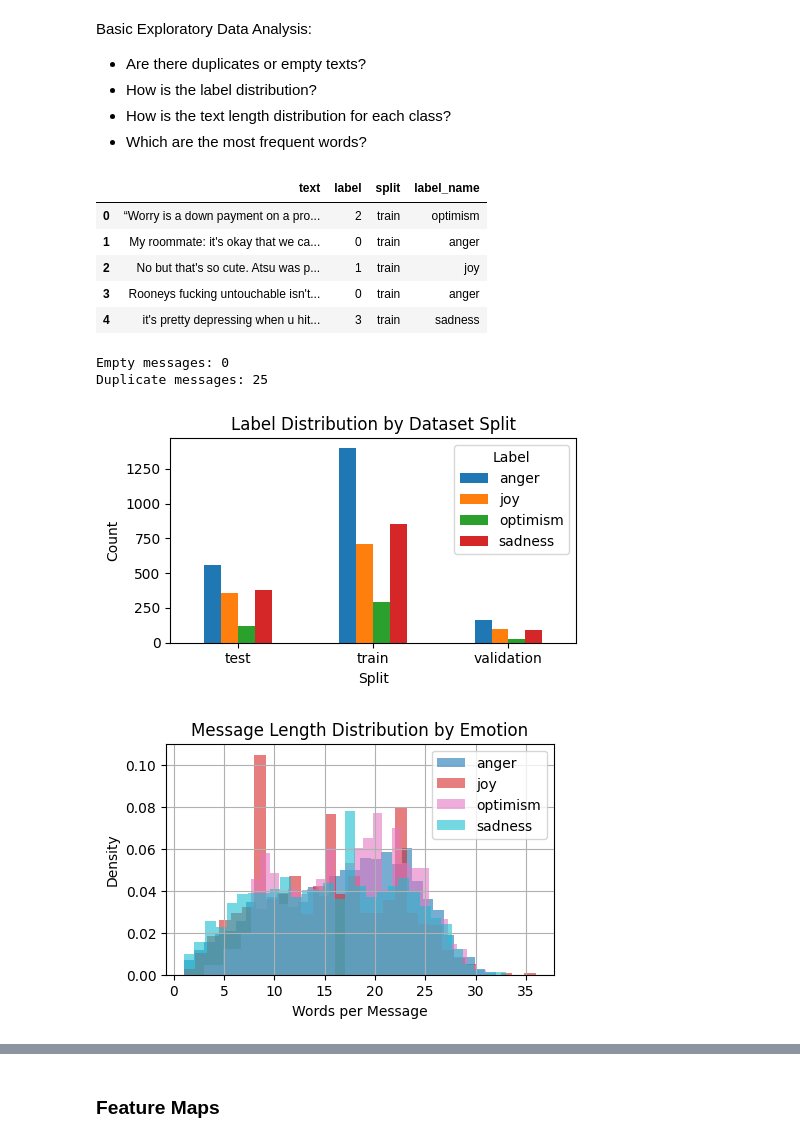
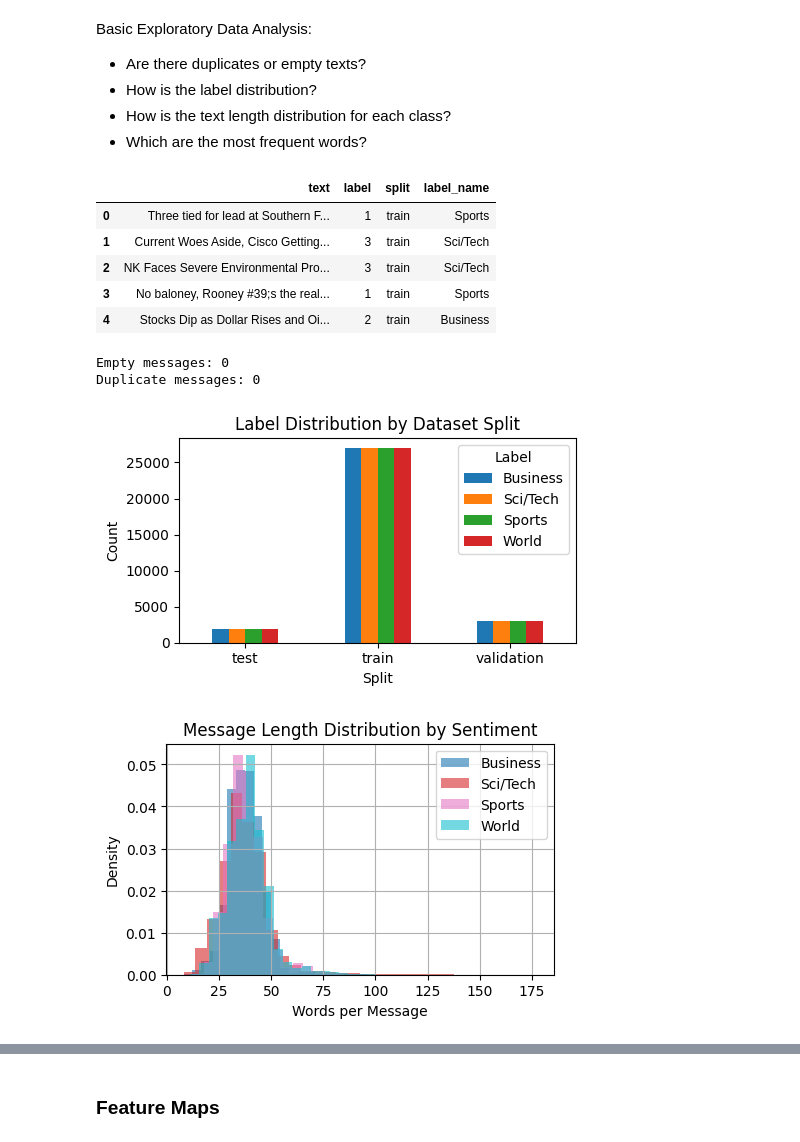
Before and after one commit to mxagar/llm_peft_fine_tuning_example, a Jupyter notebook: llm_peft.ipynb, the cells around one changed output, grey strips where cells are left out. Saved outputs shown, nothing was run; the diff lists cells and outputs as text; code cells hidden in the pictures.

```diff
--- a/llm_peft.ipynb
+++ b/llm_peft.ipynb
@@ -94,12 +98,13 @@ Similarly, if we have a CSV file with the text and class items, we can load is a
 # %% [markdown]
 ### HuggingFace Datasets
 # %%
-from datasets import load_dataset
+from datasets import load_dataset, DatasetDict
 
-# Load the tweet_eval:emotion dataset
+# Load the tweet_eval:sentiment dataset
 # See: https://huggingface.co/datasets/cardiffnlp/tweet_eval
 # This downloads the data to the default cache directory
 # ~/.cache/huggingface/datasets
 # and loads all the items contained in it into a Dataset object
-dataset = load_dataset("tweet_eval", "emotion")
+#dataset = load_dataset("tweet_eval", "sentiment")
+dataset = load_dataset("fancyzhx/ag_news")
 # %%
@@ -121,2 +122,15 @@ DatasetDict({
     })
 })
+# %%
+# Split 10% of train as validation
+split_dataset = dataset["train"].train_test_split(
+    test_size=0.1,
+    stratify_by_column="label",
+    seed=42,
+)
+# %%
+dataset = DatasetDict({
+    "train": split_dataset["train"],
+    "validation": split_dataset["test"],
+    "test": dataset["test"],
+})
@@ -145,8 +176,8 @@ ClassLabel(names=['anger', 'joy', 'optimism', 'sadness'], id=None)
 # %%
 # Label string <-> int mapping
 # https://huggingface.co/datasets/cardiffnlp/tweet_eval
-id2label = {0: "anger", 1: "joy", 2: "optimism", 3: "sadness"}
-label2id = {"anger": 0, "joy": 1, "optimism": 3, "sadness": 3}
+id2label = {0: "World", 1: "Sports", 2: "Business", 3: "Sci/Tech"}
+label2id = {"World": 0, "Sports": 1, "Business": 2, "Sci/Tech": 3}
 # %% [markdown]
 ## Preprocessing the Dataset
 # %% [markdown]
@@ -262,18 +295,18 @@ df["label_name"] = df["label"].map(id2label)
 df.head()
 # %% [output]
 |  | text | label | split | label_name |
-| 0 | “Worry is a down payment on a pro... | 2 | train | optimism |
-| 1 | My roommate: it's okay that we ca... | 0 | train | anger |
-| 2 | No but that's so cute. Atsu was p... | 1 | train | joy |
-| 3 | Rooneys fucking untouchable isn't... | 0 | train | anger |
-| 4 | it's pretty depressing when u hit... | 3 | train | sadness |
+| 0 | Three tied for lead at Southern F... | 1 | train | Sports |
+| 1 | Current Woes Aside, Cisco Getting... | 3 | train | Sci/Tech |
+| 2 | NK Faces Severe Environmental Pro... | 3 | train | Sci/Tech |
+| 3 | No baloney, Rooney #39;s the real... | 1 | train | Sports |
+| 4 | Stocks Dip as Dollar Rises and Oi... | 2 | train | Business |
 # %%
 # Look for duplicated and empty messages
 print("Empty messages:", df["text"].str.strip().eq("").sum())
 print("Duplicate messages:", df["text"].duplicated().sum())
 # %% [output]
 Empty messages: 0
-Duplicate messages: 25
+Duplicate messages: 0
 # %%
 # Count occurrences of each label per split
 label_counts_by_split = df.groupby(["split", "label_name"]).size().unstack(fill_value=0)
@@ -288,25 +321,25 @@ plt.legend(title="Label")
 plt.tight_layout()
 plt.show()
 # %% [output]
-[figure, old version]
+[figure, new version]
 # %%
 # Compute tweet lengths for each label
 label_names = df["label_name"].unique()
 colors = plt.cm.get_cmap("tab10", len(label_names))
 
 plt.figure(figsize=(5, 3))
 for i, label_name in enumerate(sorted(label_names)):
     lengths = df[df["label_name"] == label_name]["text"].str.split().apply(len)
     plt.hist(lengths, bins=30, alpha=0.6, label=label_name, color=colors(i), density=True)
 
-plt.title("Message Length Distribution by Emotion")
+plt.title("Message Length Distribution by Sentiment")
 plt.xlabel("Words per Message")
 plt.ylabel("Density")
 plt.legend()
 plt.grid(True)
 plt.show()
 # %% [output]
-[figure, old version]
+[figure, new version]
 # %%
 # Ensure message length is computed
 df["length"] = df["text"].str.split().apply(len)
```
Also changed, not shown: parts of 41 cells of this notebook.
